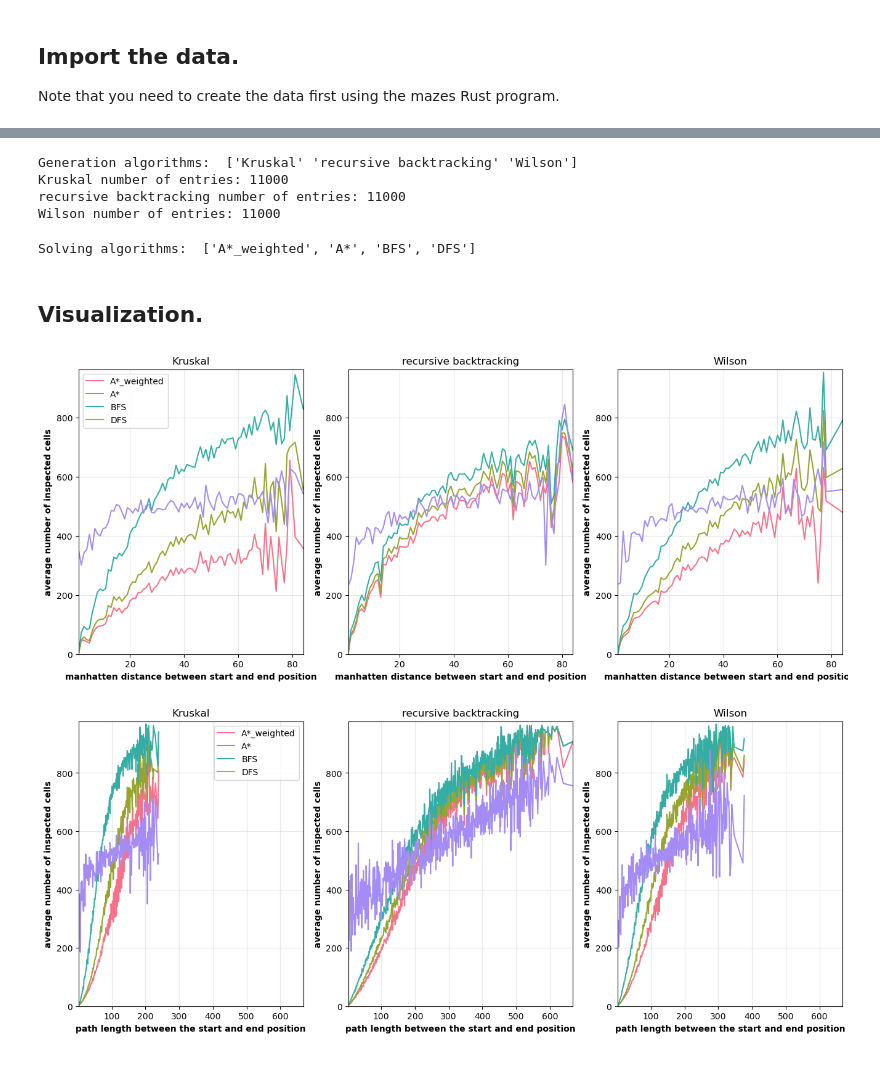
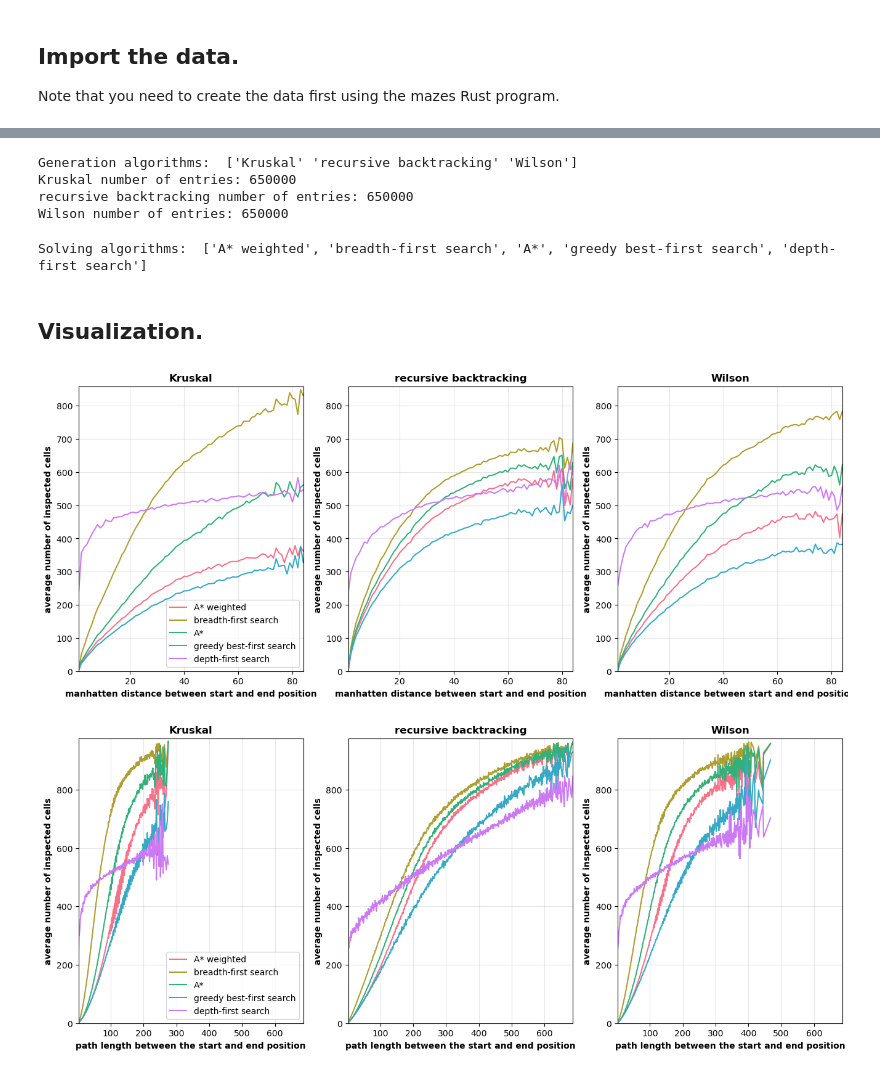
Before and after one commit to startbit96/mazes, a Jupyter notebook: benchmark_analysis/analysis.ipynb, the cells around one changed output, grey strips where cells are left out. Saved outputs shown, nothing was run; the diff lists cells and outputs as text; code cells hidden in the pictures.

Commit message:
added greedy best-first search:

```diff
--- a/benchmark_analysis/analysis.ipynb
+++ b/benchmark_analysis/analysis.ipynb
@@ -9,9 +9,10 @@ import seaborn as sns
 ## Import the data.
 Note that you need to create the data first using the mazes Rust program.
 # %%
-filename = "./maze_benchmark_size_45x45_1000_mazes_10_random_positions.csv"
+filename = "./maze_benchmark_size_45x45_25000_mazes_25_random_positions.csv"
 benchmark_name = filename[2:-4]
 print(benchmark_name)
 df = pd.read_csv(filename, delimiter=';')
+print(df.shape[0])
 df.head(10)
 # %% [output]
@@ -34,14 +36,14 @@ for generation_algorithm in generation_algorithms:
     print(generation_algorithm, "number of entries:", df[df["generation_algorithm"] == generation_algorithm].shape[0])
 # %% [output]
 Generation algorithms:  ['Kruskal' 'recursive backtracking' 'Wilson']
-Kruskal number of entries: 11000
-recursive backtracking number of entries: 11000
-Wilson number of entries: 11000
+Kruskal number of entries: 650000
+recursive backtracking number of entries: 650000
+Wilson number of entries: 650000
 # %%
 solving_algorithms = [x for x in list(df.keys()) if x not in ["maze_id", "generation_algorithm", "manhattan_distance", "path_length"]]
 print("Solving algorithms: ", solving_algorithms)
 # %% [output]
-Solving algorithms:  ['A*_weighted', 'A*', 'BFS', 'DFS']
+Solving algorithms:  ['A* weighted', 'breadth-first search', 'A*', 'greedy best-first search', 'depth-first search']
 # %% [markdown]
 ## Visualization.
 # %%
@@ -55,33 +57,33 @@ clrs = sns.color_palette("husl", len(solving_algorithms))
 column_names = ["manhattan_distance", "path_length"]
 x_labels = ["manhatten distance between start and end position", "path length between the start and end position"]
 
 for idx_x, column_name in enumerate(column_names):
     fig, axes = plt.subplots(1, len(generation_algorithms), figsize=(16,6))
     y_max = 0 # for equal y ranges.
     for idx_gen, generation_algorithm in enumerate(generation_algorithms):
         ax = axes[idx_gen]
         # Filter only the current generation algorithm.
         df_generation_algorithm = df[df["generation_algorithm"] == generation_algorithm]
         # For all solving algorithms, calculate the statistic and plot it.
         for idx_sol, solving_algorithm in enumerate(solving_algorithms):
             # Calculate average and standard deviation
             df_stats = df_generation_algorithm.groupby(column_name)[solving_algorithm].agg(['mean']).reset_index()
             y_max = max(y_max, df_stats["mean"].max())
             ax.plot(df_stats[column_name], df_stats["mean"], c=clrs[idx_sol], label=solving_algorithm)
         label_weight = "bold"
-        ax.set_title(generation_algorithm)
+        ax.set_title(generation_algorithm, weight=label_weight)
         ax.set_xlabel(x_labels[idx_x], weight=label_weight)
         ax.set_ylabel("average number of inspected cells", weight=label_weight)
         xlim = [min(df[column_name]), max(df[column_name])]
         ax.set_xlim(xlim)
         ax.grid(alpha=0.3)
         if idx_gen == 0:
             ax.legend()
     # Set equal y ranges.
     for ax in axes:
         ax.set_ylim([0, y_max + 10])
     plt.show()
     fig.savefig("./analysis_" + column_name + "_" + benchmark_name + ".png", bbox_inches="tight")
 # %% [output]
-[figure, old version]
+[figure, new version]
-[figure, old version]
+[figure, new version]
```
Also changed, not shown: parts of 1 cell of this notebook, 6 other files.
